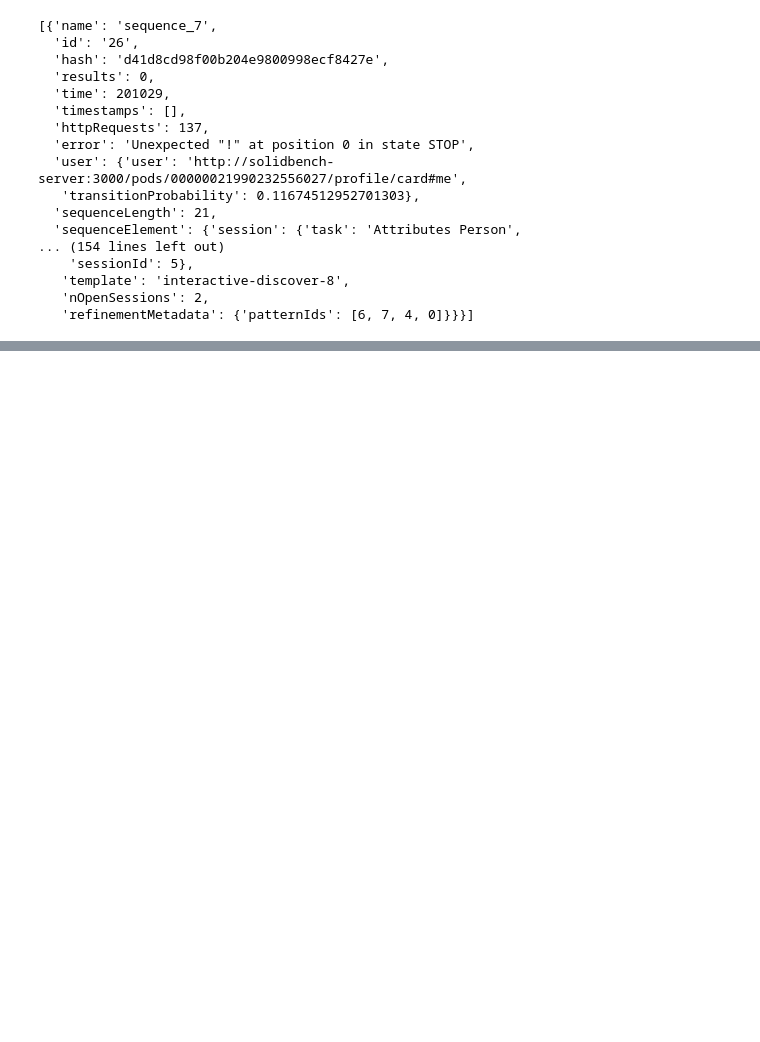
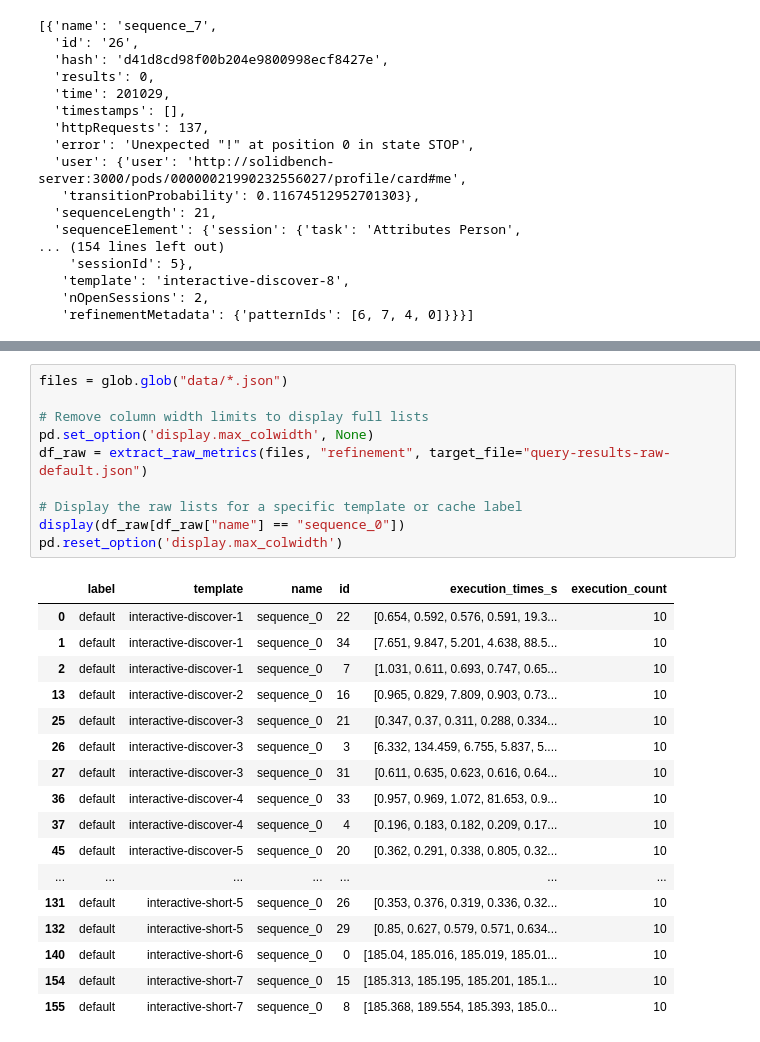
Before and after one commit to RubenEschauzier/process-raw-caching-jbr-output, a Jupyter notebook: src/data_analysis.ipynb, the cells around one changed output, grey strips where cells are left out. Saved outputs shown, nothing was run; the diff lists cells and outputs as text; blank space fills up the shorter version.

Commit message:
Further analysis plots of cache performance

```diff
--- a/src/data_analysis.ipynb
+++ b/src/data_analysis.ipynb
@@ -445,0 +506,28 @@ KeyboardInterrupt:
+# %%
+files = glob.glob("data/*.json")
+
+# Remove column width limits to display full lists
+pd.set_option('display.max_colwidth', None)
+df_raw = extract_raw_metrics(files, "refinement", target_file="query-results-raw-default.json")
+
+# Display the raw lists for a specific template or cache label
+display(df_raw[df_raw["name"] == "sequence_0"])
+pd.reset_option('display.max_colwidth')
+# %% [output]
+|  | label | template | name | id | execution_times_s | execution_count |
+| 0 | default | interactive-discover-1 | sequence_0 | 22 | [0.654, 0.592, 0.576, 0.591, 19.3... | 10 |
+| 1 | default | interactive-discover-1 | sequence_0 | 34 | [7.651, 9.847, 5.201, 4.638, 88.5... | 10 |
+| 2 | default | interactive-discover-1 | sequence_0 | 7 | [1.031, 0.611, 0.693, 0.747, 0.65... | 10 |
+| 13 | default | interactive-discover-2 | sequence_0 | 16 | [0.965, 0.829, 7.809, 0.903, 0.73... | 10 |
+| 25 | default | interactive-discover-3 | sequence_0 | 21 | [0.347, 0.37, 0.311, 0.288, 0.334... | 10 |
+| 26 | default | interactive-discover-3 | sequence_0 | 3 | [6.332, 134.459, 6.755, 5.837, 5.... | 10 |
+| 27 | default | interactive-discover-3 | sequence_0 | 31 | [0.611, 0.635, 0.623, 0.616, 0.64... | 10 |
+| 36 | default | interactive-discover-4 | sequence_0 | 33 | [0.957, 0.969, 1.072, 81.653, 0.9... | 10 |
+| 37 | default | interactive-discover-4 | sequence_0 | 4 | [0.196, 0.183, 0.182, 0.209, 0.17... | 10 |
+| 45 | default | interactive-discover-5 | sequence_0 | 20 | [0.362, 0.291, 0.338, 0.805, 0.32... | 10 |
+| ... | ... | ... | ... | ... | ... | ... |
+| 131 | default | interactive-short-5 | sequence_0 | 26 | [0.353, 0.376, 0.319, 0.336, 0.32... | 10 |
+| 132 | default | interactive-short-5 | sequence_0 | 29 | [0.85, 0.627, 0.579, 0.571, 0.634... | 10 |
+| 140 | default | interactive-short-6 | sequence_0 | 0 | [185.04, 185.016, 185.019, 185.01... | 10 |
+| 154 | default | interactive-short-7 | sequence_0 | 15 | [185.313, 185.195, 185.201, 185.1... | 10 |
+| 155 | default | interactive-short-7 | sequence_0 | 8 | [185.368, 189.554, 185.393, 185.0... | 10 |
```
Also changed, not shown: parts of 4 cells of this notebook, 1 other file.
